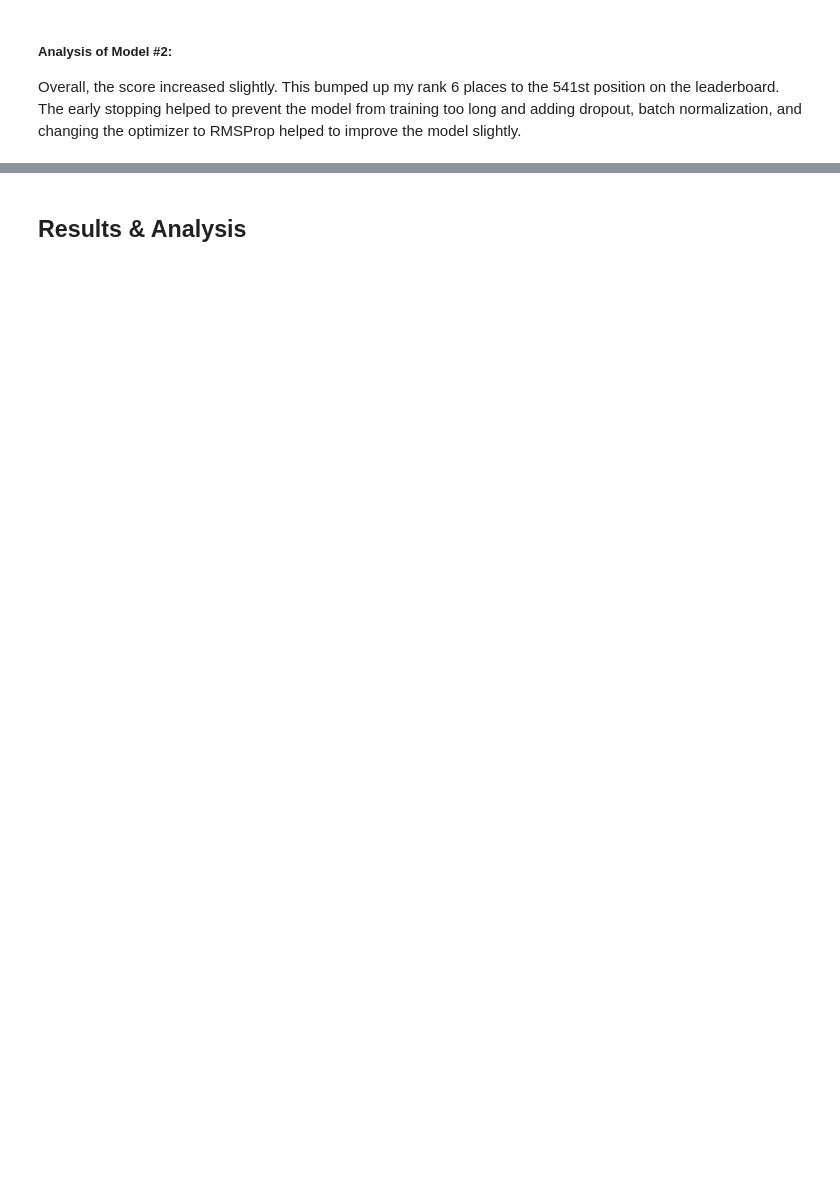
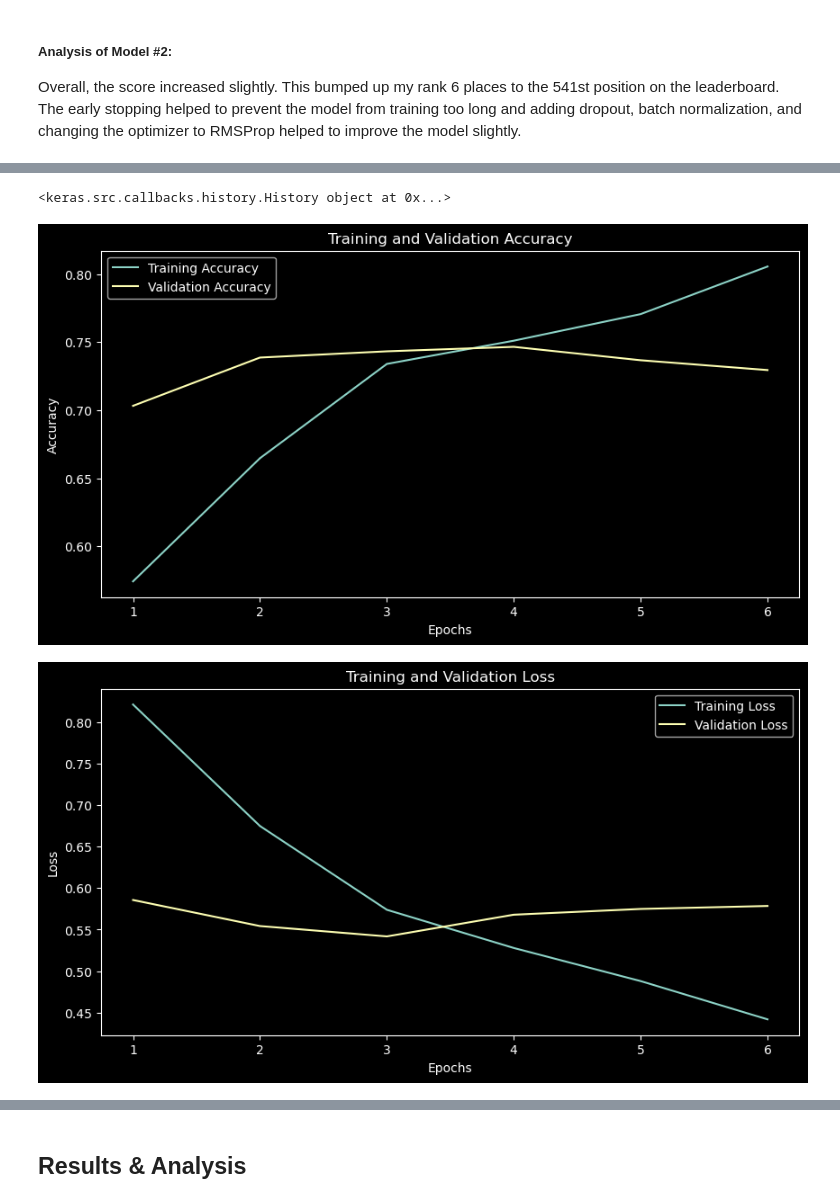
Before and after one commit to ajenkins198621/csca-5642-module4-disaster-tweets, a Jupyter notebook: week-4-assignment-disaster-tweets.ipynb, the cells around one changed output, grey strips where cells are left out. Drawn from its saved outputs; the diff is of its cells as text; code cells hidden in the pictures; blank space fills up the shorter version.

Commit message:
Add 3rd model

```diff
--- a/week-4-assignment-disaster-tweets.ipynb
+++ b/week-4-assignment-disaster-tweets.ipynb
@@ -571,0 +566,37 @@ Overall, the score increased slightly.  This bumped up my rank 6 places to the 5
+# %%
+def get_lstm_model():
+    EPOCHS = 20
+    BATCH_SIZE = 3
+    LEARNING_RATE = 0.0001
+    OPTIMIZER = Adam(learning_rate=LEARNING_RATE)
+    LOSS_FUNCTION = 'binary_crossentropy'
+
+    model = Sequential([
+        vectorizer,
+        Embedding(input_dim=MAX_TOKENS, output_dim=128),
+        LSTM(64, return_sequences=True),
+        BatchNormalization(),
+        LSTM(32, return_sequences=False),
+        BatchNormalization(),
+        Dropout(0.5),
+        Dense(1, activation='sigmoid')
+    ])
+
+    return model, EPOCHS, BATCH_SIZE, OPTIMIZER, LOSS_FUNCTION
+# %%
+lstm_model, EPOCHS, BATCH_SIZE, OPTIMIZER, LOSS_FUNCTION = get_lstm_model()
+
+lstm_model.compile(optimizer=OPTIMIZER, loss=LOSS_FUNCTION, metrics=['accuracy'])
+
+early_stopping = EarlyStopping(monitor='val_loss', patience=3, restore_best_weights=True)
+
+lstm_model_history = lstm_model.fit(
+    train_df['text'].values,
+    train_df['target'].values,
+    epochs=EPOCHS,
+    batch_size=BATCH_SIZE,
+    validation_split=0.2,
+    callbacks=[early_stopping]
+)
+
+lstm_model.summary()
@@ -571,0 +638,6 @@ Overall, the score increased slightly.  This bumped up my rank 6 places to the 5
+# %%
+plot_training_metrics(history=lstm_model_history)
+# %% [output]
+<keras.src.callbacks.history.History object at 0x...>
+[figure, added]
+[figure, added]
```
Also changed, not shown: parts of 20 cells of this notebook, 8 other files.
